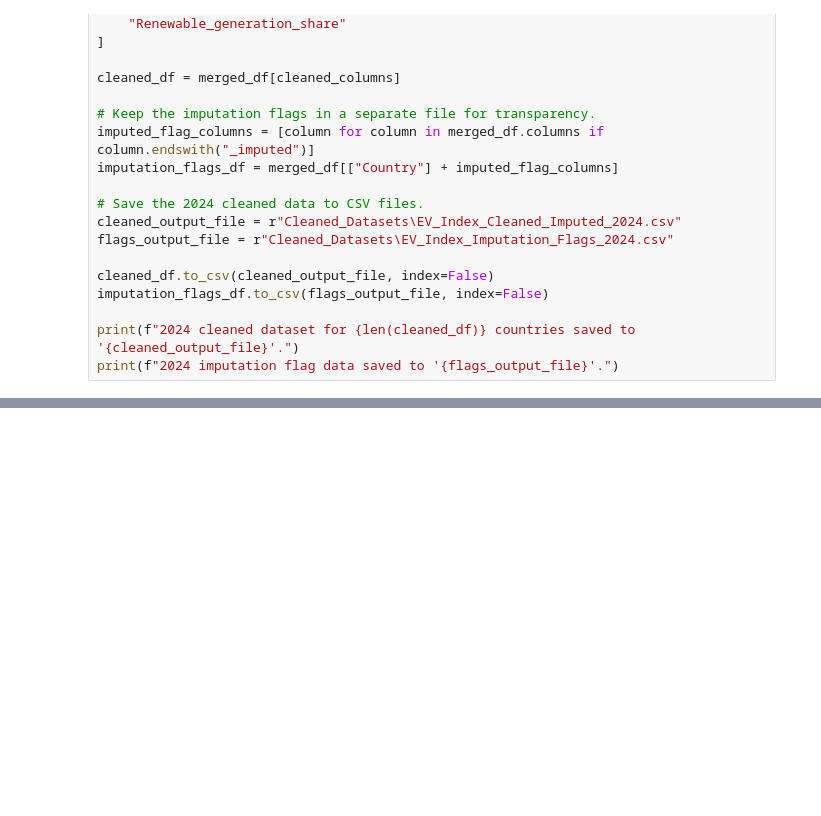
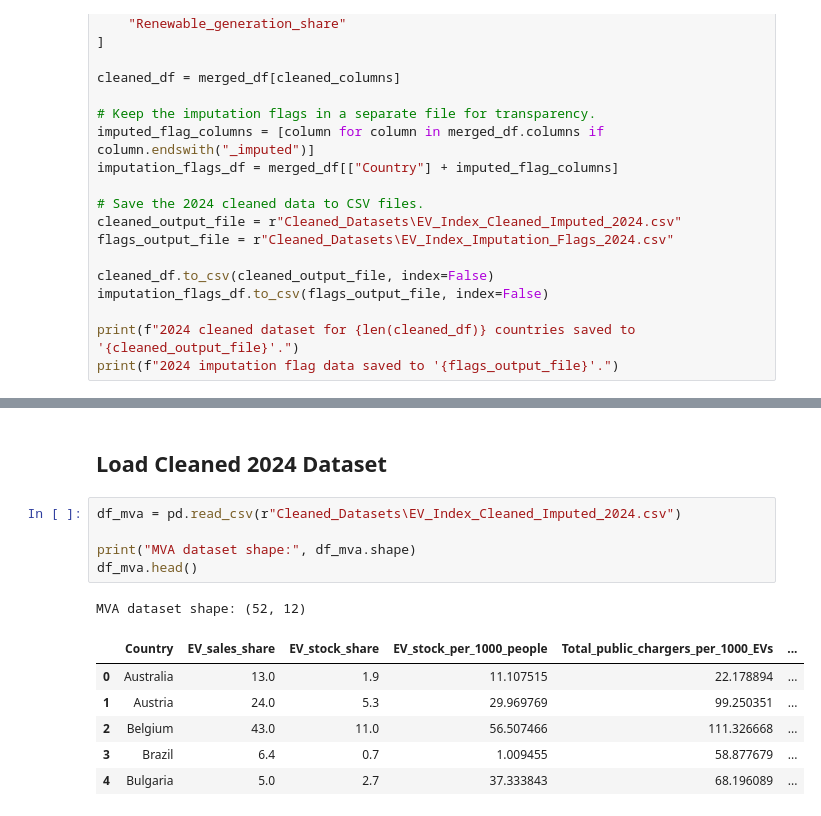
Before and after one commit to RathnamMeghana/DAV_CA1, a Jupyter notebook: index.ipynb, the cells around one changed output, grey strips where cells are left out. Drawn from its saved outputs; the diff is of its cells as text; blank space fills up the shorter version.

Commit message:
📊 Add MVA dataset loading step
Added the cleaned 2024 EV index dataset load section.

Used it as the starting point for the multivariate analysis.

```diff
--- a/index.ipynb
+++ b/index.ipynb
@@ -899,0 +904,15 @@ print(f"2024 imputation flag data saved to '{flags_output_file}'.")
+# %% [markdown]
+## Load Cleaned 2024 Dataset
+# %%
+df_mva = pd.read_csv(r"Cleaned_Datasets\EV_Index_Cleaned_Imputed_2024.csv")
+
+print("MVA dataset shape:", df_mva.shape)
+df_mva.head()
+# %% [output]
+MVA dataset shape: (52, 12)
+|  | Country | EV_sales_share | EV_stock_share | EV_stock_per_1000_people | Total_public_chargers_per_1000_EVs | ... |
+| 0 | Australia | 13.0 | 1.9 | 11.107515 | 22.178894 | ... |
+| 1 | Austria | 24.0 | 5.3 | 29.969769 | 99.250351 | ... |
+| 2 | Belgium | 43.0 | 11.0 | 56.507466 | 111.326668 | ... |
+| 3 | Brazil | 6.4 | 0.7 | 1.009455 | 58.877679 | ... |
+| 4 | Bulgaria | 5.0 | 2.7 | 37.333843 | 68.196089 | ... |
```
Also changed, not shown: parts of 1 cell of this notebook.
